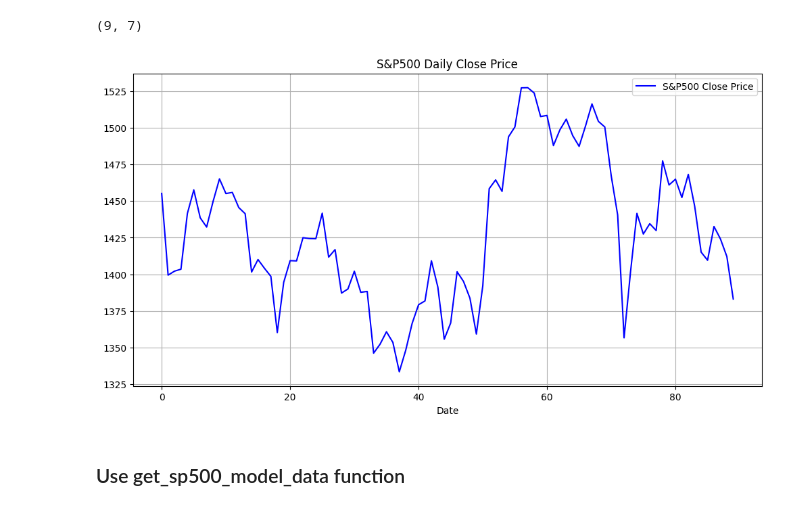
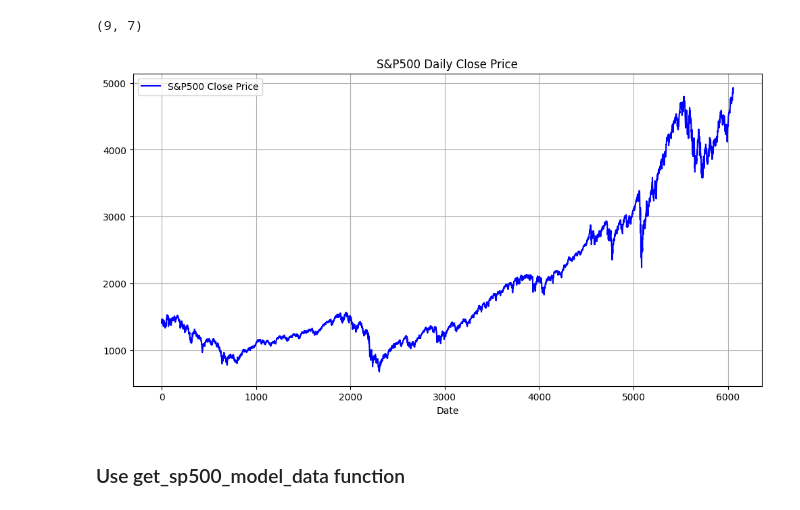
Before and after one commit to BoykoPetevBoev/Stock-Market-Prediction, a Jupyter notebook: src/data/sp500.ipynb, the cells around one changed output. Cells and saved outputs as stored; diff of their text form; code cells hidden in the pictures.

```diff
--- a/src/data/sp500.ipynb
+++ b/src/data/sp500.ipynb
@@ -82,24 +65,24 @@ data.shape
 (9, 7)
 # %%
 
-sp500_data = get_SP500_data(start_date, '2000-5-10')
+sp500_data = get_SP500_data(start_date, end_date)
 
 plt = plot_chart_line(
     data=sp500_data['Close'],
     label='S&P500 Close Price',
     title='S&P500 Daily Close Price'
 )
 
 # plt.figure(figsize=(12, 6))
 # plt.plot(sp500_data['Close'], color='blue', label='S&P500 Close Price')
 # plt.title('S&P500 Daily Close Price')
 # plt.xlabel('Date')
 # plt.ylabel('Close Price')
 # plt.legend()
 # plt.grid(True)
 plt.show()
 # %% [output]
-[figure, old version]
+[figure, new version]
 # %% [markdown]
 ### Use get_sp500_model_data function
 # %%
```
Also changed, not shown: parts of 1 cell of this notebook, 2 other files.
